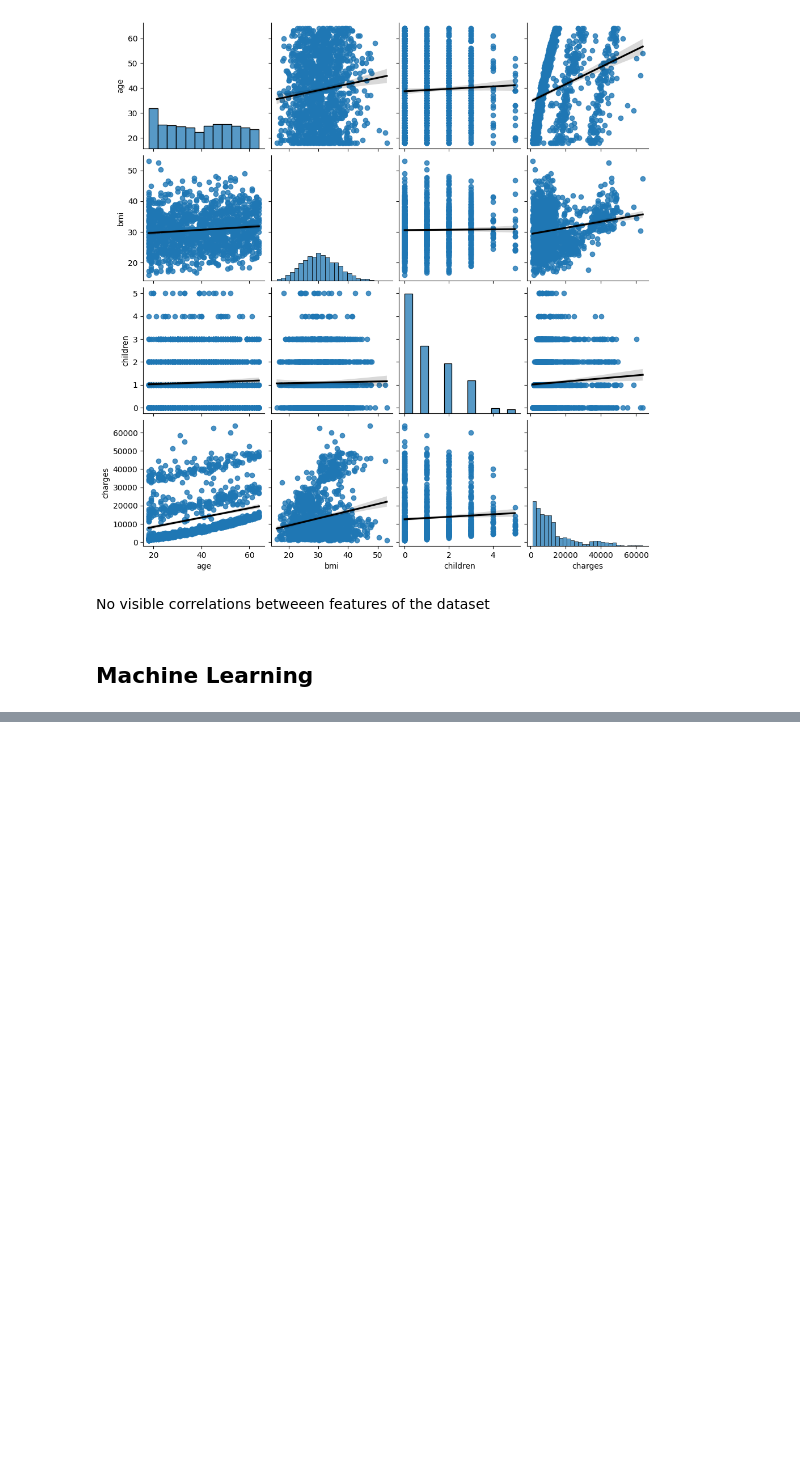
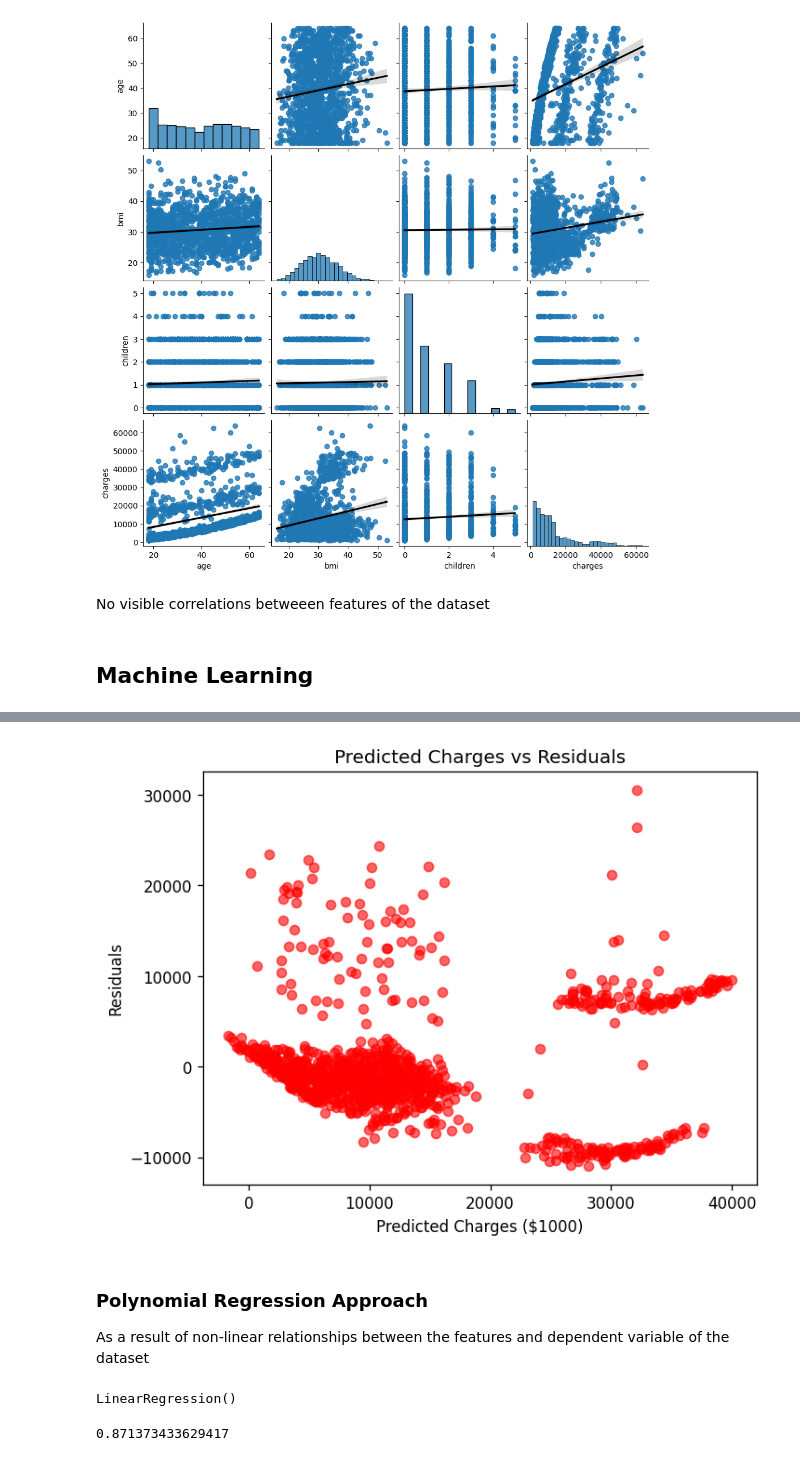
Before and after one commit to DejusDevspace/health-insurance-price-prediction, a Jupyter notebook: insurance.ipynb, the cells around one changed output, grey strips where cells are left out. Drawn from its saved outputs; the diff is of its cells as text; code cells hidden in the pictures; blank space fills up the shorter version.

```diff
--- a/insurance.ipynb
+++ b/insurance.ipynb
@@ -371,0 +478,22 @@ No visible correlations betweeen features of the dataset
+# %%
+# Checking if there are visible patterns in the residuals
+residuals = (y_train - y_pred_train)
+
+plt.figure(dpi=120)
+
+plt.scatter(
+    x=y_pred_train,
+    y=residuals,
+    c='red',
+    alpha=0.6,
+)
+
+plt.title('Predicted Charges vs Residuals')
+plt.xlabel('Predicted Charges ($1000)')
+plt.ylabel('Residuals')
+plt.show()
+# %% [output]
+[figure, added]
+# %% [markdown]
+### Polynomial Regression Approach
+As a result of non-linear relationships between the features and dependent variable of the dataset
@@ -371,0 +509,11 @@ No visible correlations betweeen features of the dataset
+# %%
+# Training the polynomial regression model
+poly_regr = LinearRegression()
+poly_regr.fit(X_poly, y_train)
+# %% [output]
+LinearRegression()
+# %%
+# Evaluating the training accuracy of the polynomial regression model
+r2_score(y_train, poly_regr.predict(X_poly))
+# %% [output]
+0.871373433629417
```
Also changed, not shown: parts of 22 cells of this notebook.
